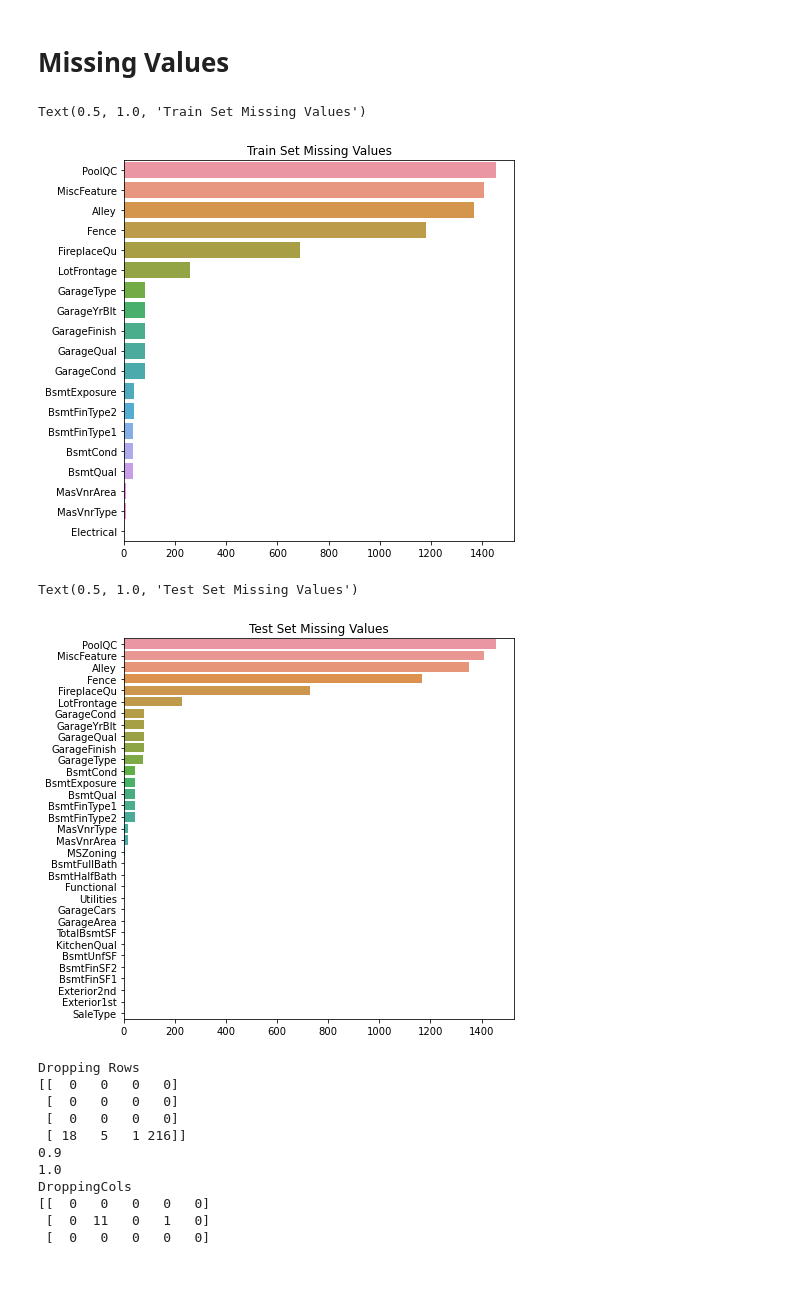
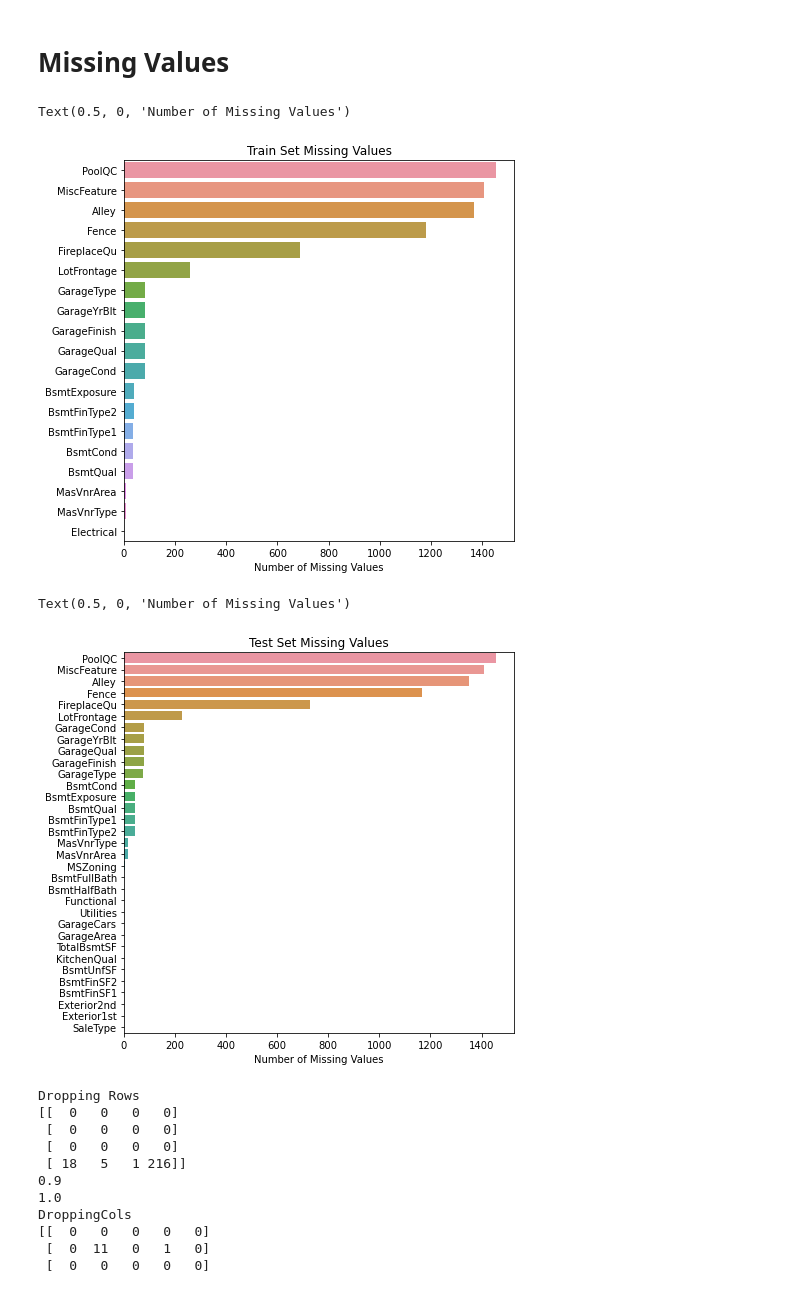
Before and after one commit to brusso115/Housing_Prices_Ames_Iowa, a Jupyter notebook: Data Cleaning.ipynb, the cells around one changed output. Drawn from its saved outputs; the diff is of its cells as text; code cells hidden in the pictures.

```diff
--- a/Data Cleaning.ipynb
+++ b/Data Cleaning.ipynb
@@ -43,9 +43,10 @@ na_counts_train = na_counts_train.sort_values(ascending=False)
 # %%
 plt.rcParams["figure.figsize"] = (7,7)
 sns.barplot(x=na_counts_train,y=na_counts_train.index, orient='h').set_title('Train Set Missing Values')
+plt.xlabel('Number of Missing Values')
 # %% [output]
-Text(0.5, 1.0, 'Train Set Missing Values')
+Text(0.5, 0, 'Number of Missing Values')
-[figure, old version]
+[figure, new version]
 # %%
 na_counts_test = test.isnull().sum()
 na_counts_test = na_counts_test[na_counts_test != 0]
@@ -53,9 +54,10 @@ na_counts_test = na_counts_test.sort_values(ascending=False)
 # %%
 plt.rcParams["figure.figsize"] = (7,7)
 sns.barplot(x=na_counts_test,y=na_counts_test.index, orient='h').set_title('Test Set Missing Values')
+plt.xlabel('Number of Missing Values')
 # %% [output]
-Text(0.5, 1.0, 'Test Set Missing Values')
+Text(0.5, 0, 'Number of Missing Values')
-[figure, old version]
+[figure, new version]
 # %%
 class DataCleaner:
 
```
